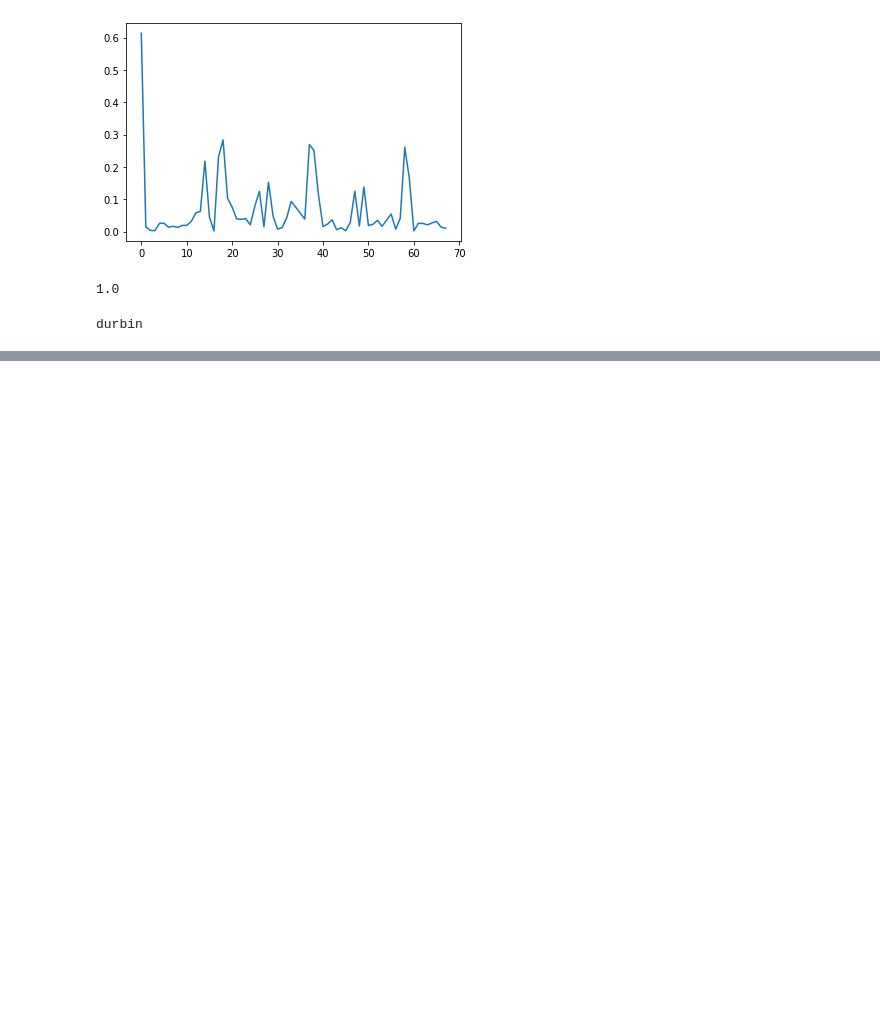
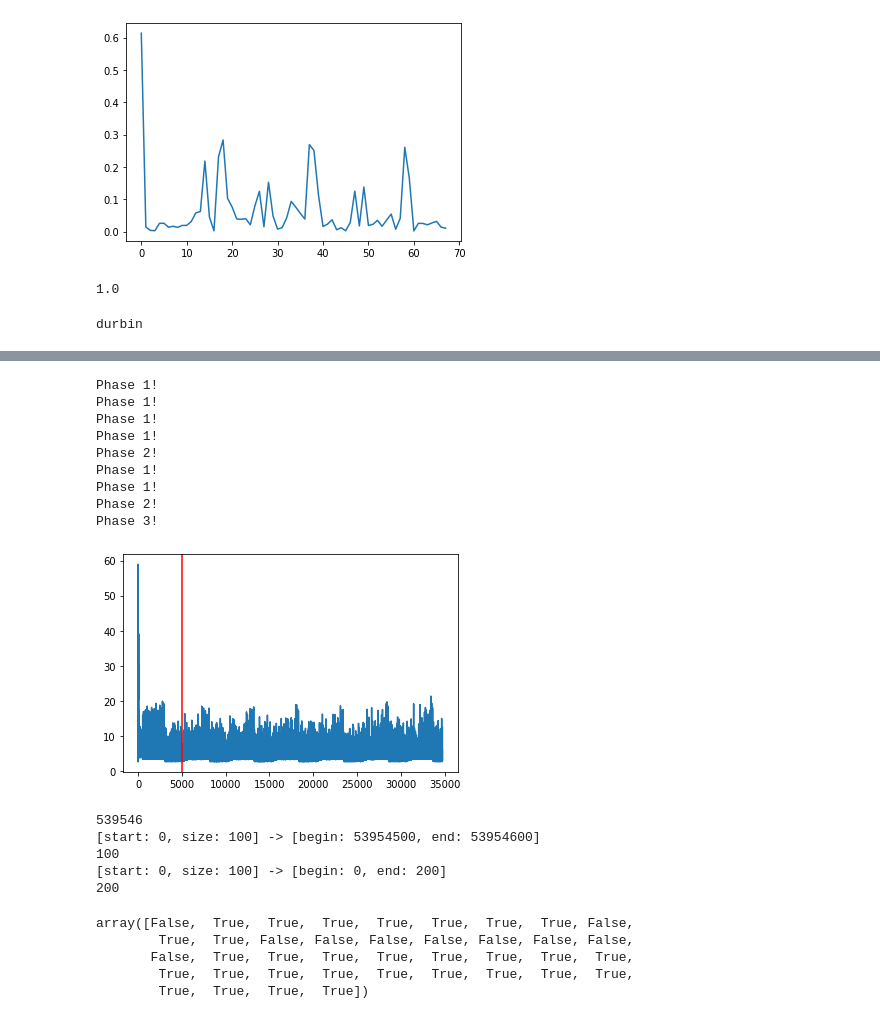
Before and after one commit to plavin/multifidelity, a Jupyter notebook: ParrotDataBig.ipynb, the cells around one changed output, grey strips where cells are left out. Saved outputs shown, nothing was run; the diff lists cells and outputs as text; code cells hidden in the pictures; blank space fills up the shorter version.

```diff
--- a/ParrotDataBig.ipynb
+++ b/ParrotDataBig.ipynb
@@ -255,0 +347,4 @@ print(re.ncols, re.nrows)
+# %%
+%%time
+aa = np.array(TRACES[0].load()['phase'])
+print(get_phase_changes(aa, interval_len))
@@ -255,0 +592,38 @@ print(re.ncols, re.nrows)
+# %%
+trace = TRACES[2]
+
+stable = ftPjRG2(TRACES[6], window_start, 1000)
+
+fig, ax = plt.subplots()
+summarize = 1000
+_ll = trace.load()['latency_nano']
+new_len = len(_ll) // summarize
+
+ll = np.array([np.mean(_ll[i*summarize : (i+1)*summarize]) for i in range(new_len)])
+ax.plot(ll)
+ax.axvline(stable, color='red')
+fig.show()
+# %% [output]
+Phase 1!
+Phase 1!
+Phase 1!
+Phase 1!
+Phase 2!
+Phase 1!
+Phase 1!
+Phase 2!
+Phase 3!
+[figure, added]
+# %%
+ll = np.array(TRACES[6].load()['latency_nano'])
+_win = window2(ll, size=window_start)
+print(len(ll) // window_start)
+print(len(_win.get(539545, debug=True)))
+
+print(len(_win.get_range(0, 1, debug=True)))
+# %% [output]
+539546
+[start: 0, size: 100] -> [begin: 53954500, end: 53954600]
+100
+[start: 0, size: 100] -> [begin: 0, end: 200]
+200
@@ -255,0 +646,9 @@ print(re.ncols, re.nrows)
+# %%
+sl = slopes[:40]
+np.abs(sl)<0.000001
+# %% [output]
+array([False,  True,  True,  True,  True,  True,  True,  True, False,
+        True,  True, False, False, False, False, False, False, False,
+       False,  True,  True,  True,  True,  True,  True,  True,  True,
+        True,  True,  True,  True,  True,  True,  True,  True,  True,
+        True,  True,  True,  True])
```
Also changed, not shown: parts of 29 cells of this notebook.
